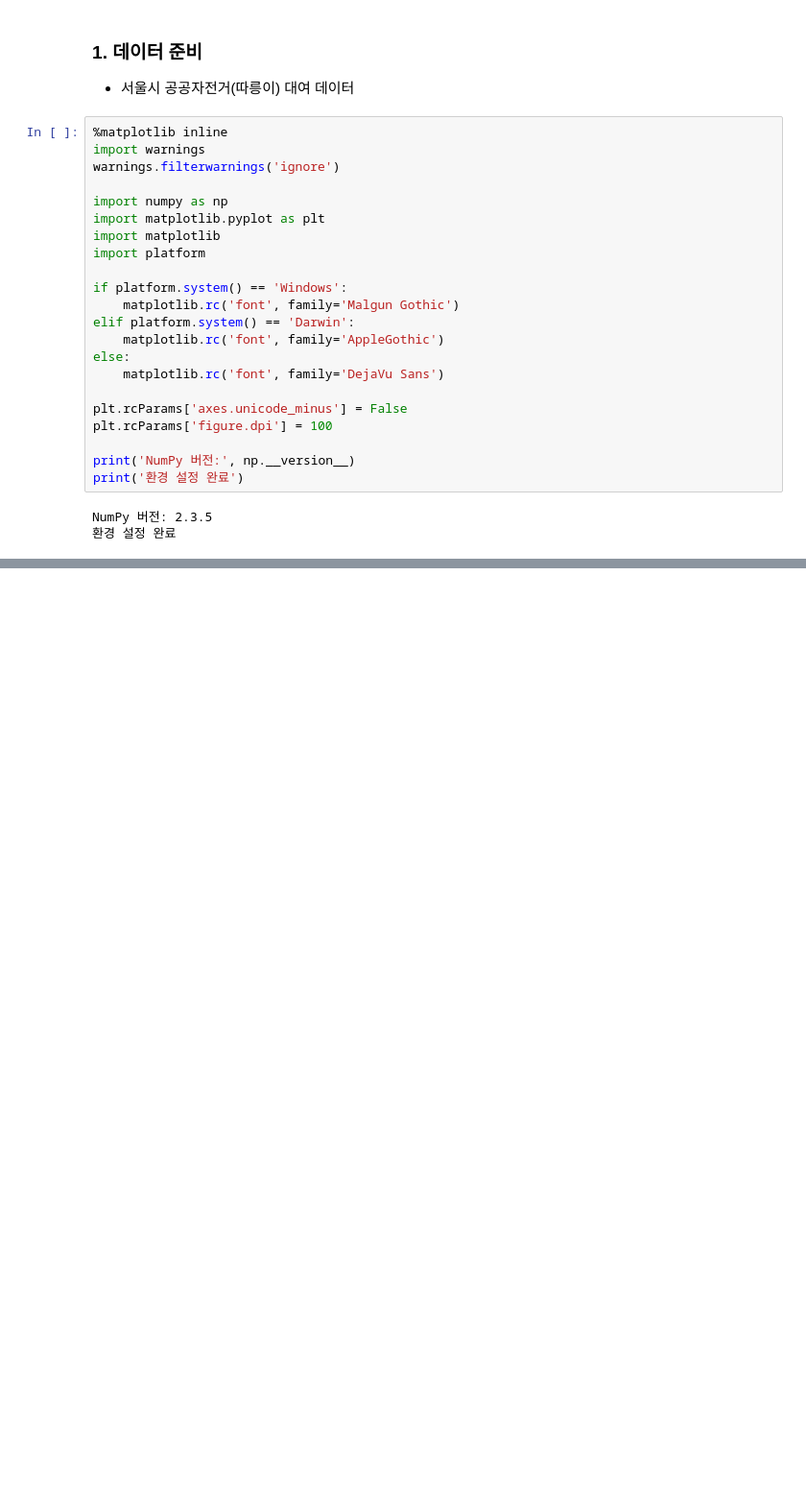
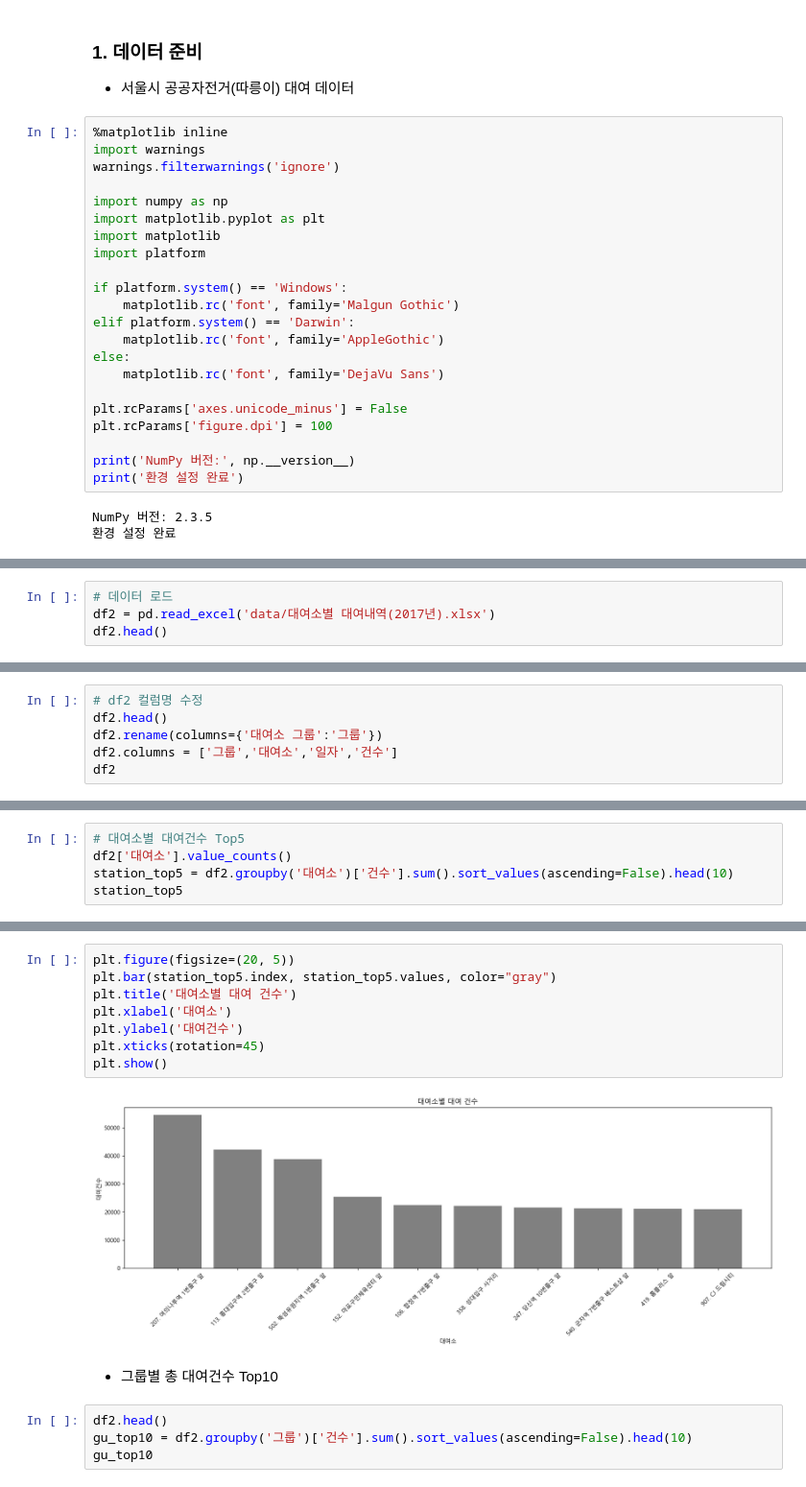
Before and after one commit to xywon0219nate-blip/python-lab, a Jupyter notebook: pandas/09_Pandas_실습2.ipynb, the cells around one changed output, grey strips where cells are left out. Shown at 96% size. Saved outputs shown, nothing was run; the diff lists cells and outputs as text; blank space fills up the shorter version.

```diff
--- a/pandas/09_Pandas_실습2.ipynb
+++ b/pandas/09_Pandas_실습2.ipynb
@@ -43,0 +44,4 @@ df.head()
+# %%
+# 데이터 로드
+df2 = pd.read_excel('data/대여소별 대여내역(2017년).xlsx')
+df2.head()
@@ -51,0 +171,6 @@ NameError: name 'df1' is not defined
+# %%
+# df2 컬럼명 수정
+df2.head()
+df2.rename(columns={'대여소 그룹':'그룹'})
+df2.columns = ['그룹','대여소','일자','건수']
+df2
@@ -51,0 +191,5 @@ NameError: name 'df1' is not defined
+# %%
+# 대여소별 대여건수 Top5
+df2['대여소'].value_counts()
+station_top5 = df2.groupby('대여소')['건수'].sum().sort_values(ascending=False).head(10)
+station_top5
@@ -51,0 +209,16 @@ NameError: name 'df1' is not defined
+# %%
+plt.figure(figsize=(20, 5))
+plt.bar(station_top5.index, station_top5.values, color="gray")
+plt.title('대여소별 대여 건수')
+plt.xlabel('대여소')
+plt.ylabel('대여건수')
+plt.xticks(rotation=45)
+plt.show()
+# %% [output]
+[figure, added]
+# %% [markdown]
+- 그룹별 총 대여건수 Top10
+# %%
+df2.head()
+gu_top10 = df2.groupby('그룹')['건수'].sum().sort_values(ascending=False).head(10)
+gu_top10
```
Also changed, not shown: parts of 24 cells of this notebook, 13 other files.
